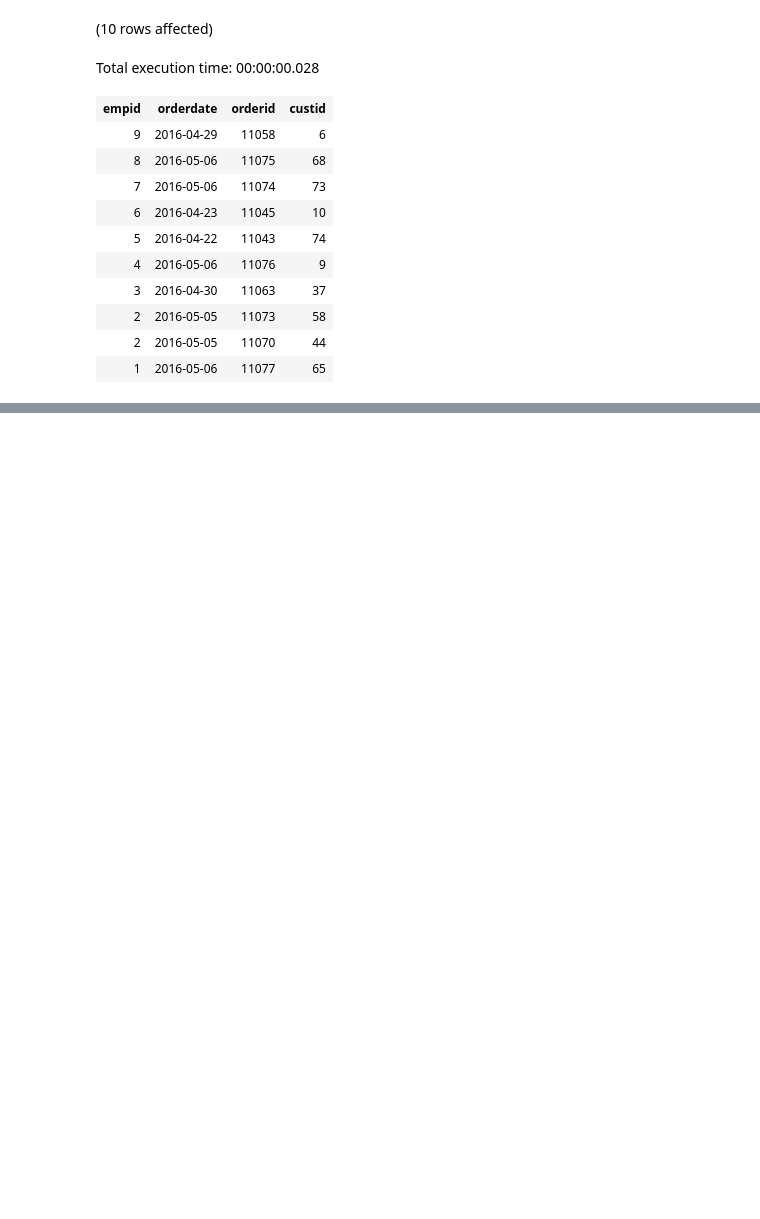
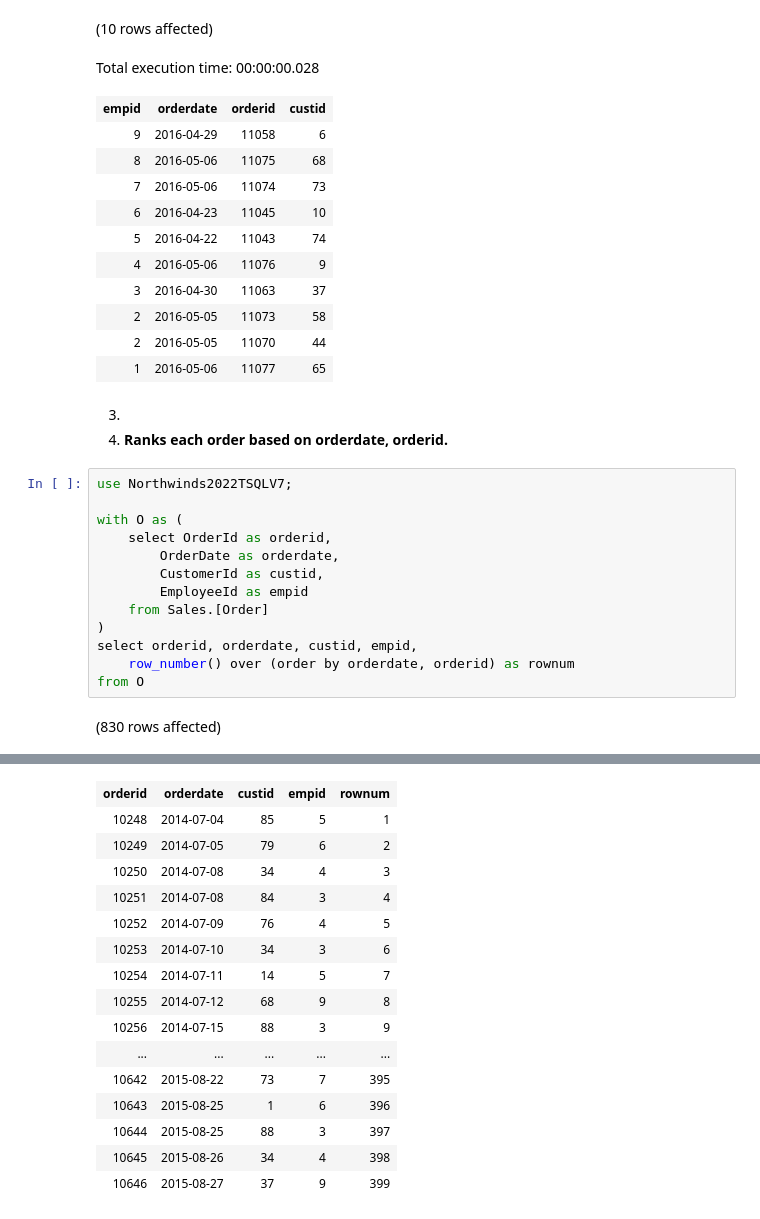
Before and after one commit to ryanmohamed/tsql_hw3, a Jupyter notebook: chapter5_exercises.ipynb, the cells around one changed output, grey strips where cells are left out. Cells and saved outputs as stored; diff of their text form; blank space fills up the shorter version.

```diff
--- a/chapter5_exercises.ipynb
+++ b/chapter5_exercises.ipynb
@@ -139,3 +139,21 @@ Total execution time: 00:00:00.028
 | 2 | 2016-05-05 | 11073 | 58 |
 | 2 | 2016-05-05 | 11070 | 44 |
 | 1 | 2016-05-06 | 11077 | 65 |
+# %% [markdown]
+3.
+1. **Ranks each order based on orderdate, orderid.**
+# %%
+use Northwinds2022TSQLV7;
+
+with O as (
+    select OrderId as orderid,
+        OrderDate as orderdate,
+        CustomerId as custid,
+        EmployeeId as empid
+    from Sales.[Order]
+)
+select orderid, orderdate, custid, empid,
+    row_number() over (order by orderdate, orderid) as rownum
+from O
+# %% [output]
+(830 rows affected)
@@ -141,0 +161,16 @@ Total execution time: 00:00:00.028
+| orderid | orderdate | custid | empid | rownum |
+| 10248 | 2014-07-04 | 85 | 5 | 1 |
+| 10249 | 2014-07-05 | 79 | 6 | 2 |
+| 10250 | 2014-07-08 | 34 | 4 | 3 |
+| 10251 | 2014-07-08 | 84 | 3 | 4 |
+| 10252 | 2014-07-09 | 76 | 4 | 5 |
+| 10253 | 2014-07-10 | 34 | 3 | 6 |
+| 10254 | 2014-07-11 | 14 | 5 | 7 |
+| 10255 | 2014-07-12 | 68 | 9 | 8 |
+| 10256 | 2014-07-15 | 88 | 3 | 9 |
+| ... | ... | ... | ... | ... |
+| 10642 | 2015-08-22 | 73 | 7 | 395 |
+| 10643 | 2015-08-25 | 1 | 6 | 396 |
+| 10644 | 2015-08-25 | 88 | 3 | 397 |
+| 10645 | 2015-08-26 | 34 | 4 | 398 |
+| 10646 | 2015-08-27 | 37 | 9 | 399 |
```
Also changed, not shown: parts of 4 cells of this notebook, 1 other file.
